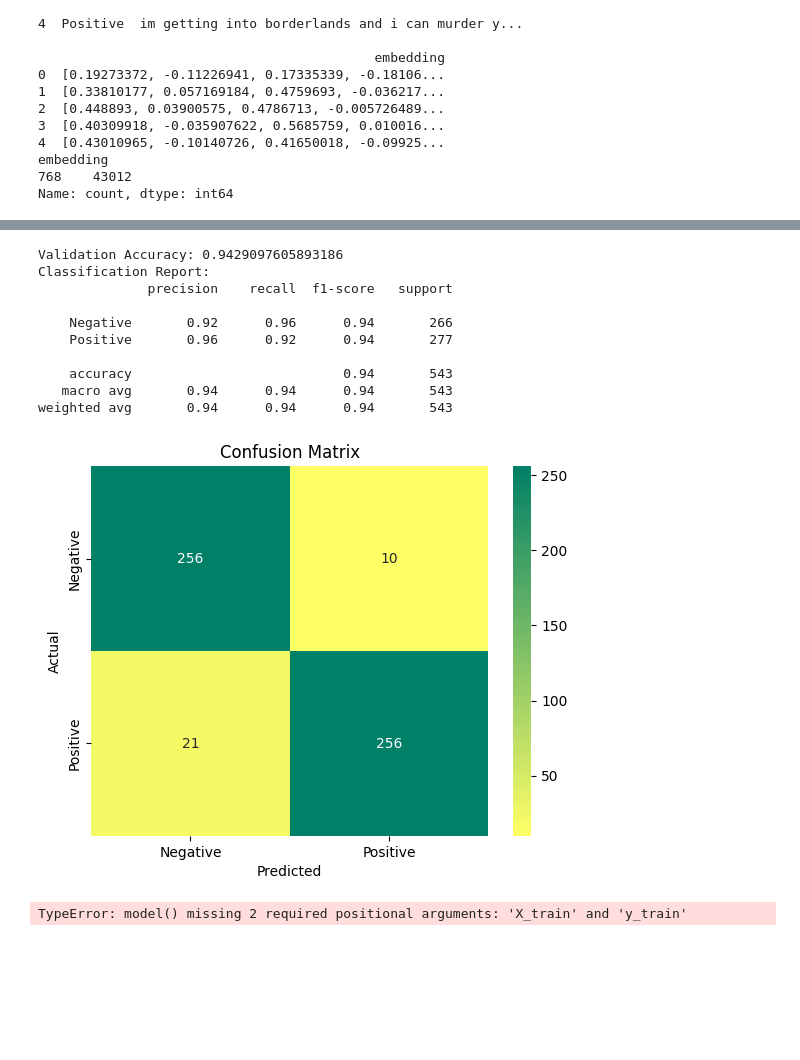
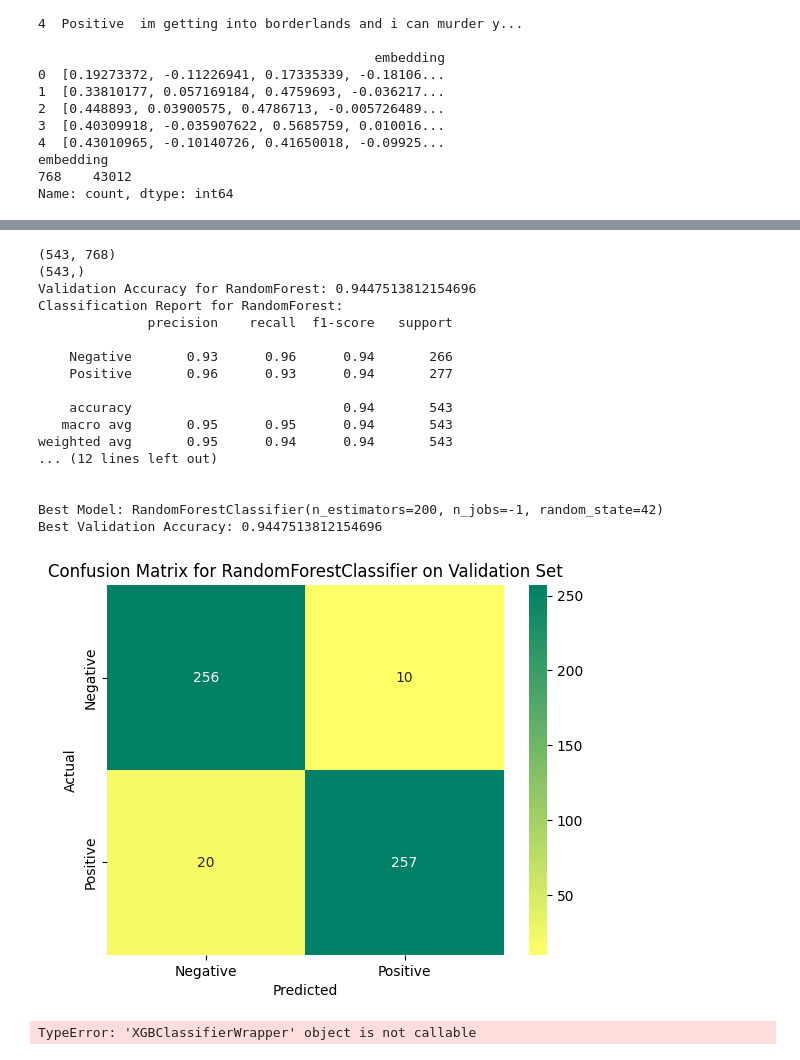
Before and after one commit to pedro-leitao/pedros-experiments, a Jupyter notebook: experiments/randomforests-embeddings.ipynb, the cells around one changed output, grey strips where cells are left out. Saved outputs shown, nothing was run; the diff lists cells and outputs as text; code cells hidden in the pictures; blank space fills up the shorter version.

```diff
--- a/experiments/randomforests-embeddings.ipynb
+++ b/experiments/randomforests-embeddings.ipynb
@@ -186,41 +221,61 @@ weighted avg       0.89      0.89      0.89      8603
 # %%
-# Predict on the validation set
+# Validation set
 X_val = np.vstack(sentiment_validation['embedding'].values)
 y_val = sentiment_validation['sentiment'].values
+print(X_val.shape)
+print(y_val.shape)
 
-y_val_pred = rf_model.predict(X_val)
+# Evaluate the best models on the validation set and choose the best one
+best_model = None
+best_accuracy = 0
 
-# Evaluate the model on the validation set
-accuracy_val = accuracy_score(y_val, y_val_pred)
-report_val = classification_report(y_val, y_val_pred)
+for name, model in best_models.items():
+    y_val_pred = model.predict(X_val)
+    accuracy_val = accuracy_score(y_val, y_val_pred)
+    report_val = classification_report(y_val, y_val_pred)
 
-print(f'Validation Accuracy: {accuracy_val}')
-print(f'Classification Report:\n{report_val}')
+    print(f'Validation Accuracy for {name}: {accuracy_val}')
+    print(f'Classification Report for {name}:\n{report_val}\n')
+
+    if accuracy_val > best_accuracy:
+        best_accuracy = accuracy_val
+        best_model = model
+        best_y_val_pred = y_val_pred
+
+print(f'Best Model: {best_model}')
+print(f'Best Validation Accuracy: {best_accuracy}')
 # %% [output]
-Validation Accuracy: 0.9429097605893186
-Classification Report:
+(543, 768)
+(543,)
+Validation Accuracy for RandomForest: 0.9447513812154696
+Classification Report for RandomForest:
               precision    recall  f1-score   support
 
-    Negative       0.92      0.96      0.94       266
-    Positive       0.96      0.92      0.94       277
+    Negative       0.93      0.96      0.94       266
+    Positive       0.96      0.93      0.94       277
 
     accuracy                           0.94       543
-   macro avg       0.94      0.94      0.94       543
-weighted avg       0.94      0.94      0.94       543
+   macro avg       0.95      0.95      0.94       543
+weighted avg       0.95      0.94      0.94       543
+... (12 lines left out)
+
+
+Best Model: RandomForestClassifier(n_estimators=200, n_jobs=-1, random_state=42)
+Best Validation Accuracy: 0.9447513812154696
 # %%
 # Show the confusion matrix
 from sklearn.metrics import confusion_matrix
 import seaborn as sns
 import matplotlib.pyplot as plt
 
-cm = confusion_matrix(y_val, y_val_pred)
+cm = confusion_matrix(y_val, best_y_val_pred)
 sns.heatmap(cm, annot=True, fmt='d', cmap='summer_r', xticklabels=['Negative', 'Positive'], yticklabels=['Negative', 'Positive'])
 plt.xlabel('Predicted')
 plt.ylabel('Actual')
-plt.title('Confusion Matrix')
+plt.title(f'Confusion Matrix for {best_model.__class__.__name__} on Validation Set')
 plt.show()
 # %% [output]
-[figure, old version]
+[figure, new version]
 # %%
 import numpy as np
 from sklearn.metrics import accuracy_score
@@ -318,7 +373,7 @@ sentences, true_sentiments = zip(*test_sentences)
 test_embeddings = np.array([get_embedding(sentence) for sentence in sentences])
 
 # Predict the sentiments using the trained model
-predictions = rf_model.predict(test_embeddings)
+predictions = best_model.predict(test_embeddings)
 
 # Print the results and calculate accuracy
 correct_predictions = 0
@@ -336,4 +391,4 @@ for sentence, true_sentiment, prediction in zip(sentences, true_sentiments, pred
 accuracy = correct_predictions / len(sentences)
 print(f'Accuracy: {accuracy * 100:.2f}%')
 # %% [output]
-TypeError: model() missing 2 required positional arguments: 'X_train' and 'y_train'
+TypeError: 'XGBClassifierWrapper' object is not callable
```
Also changed, not shown: parts of 4 cells of this notebook.
